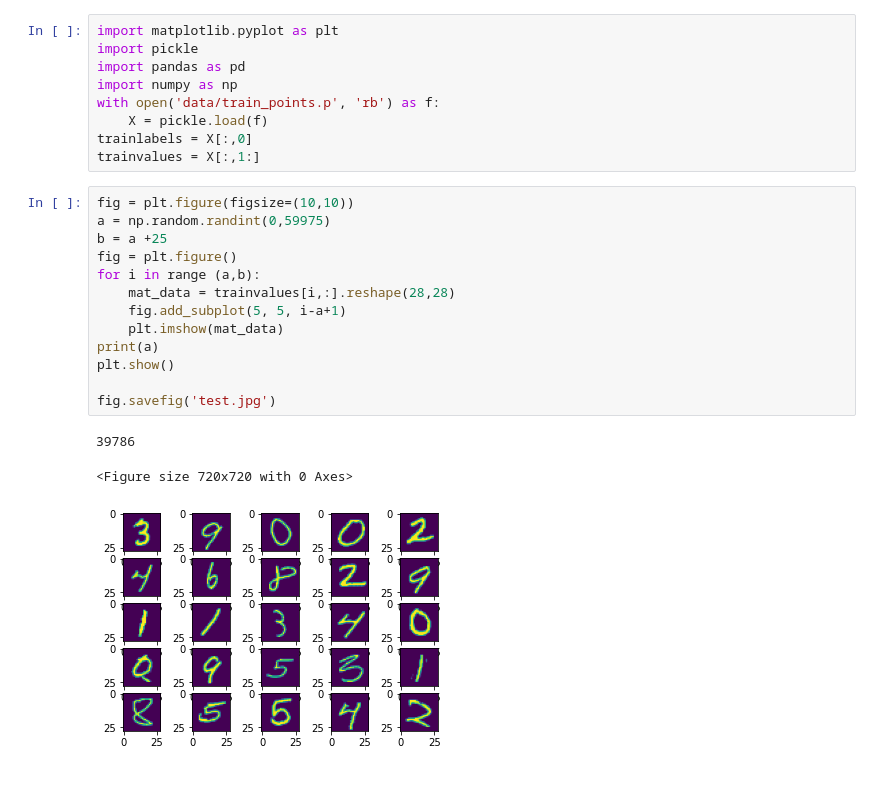
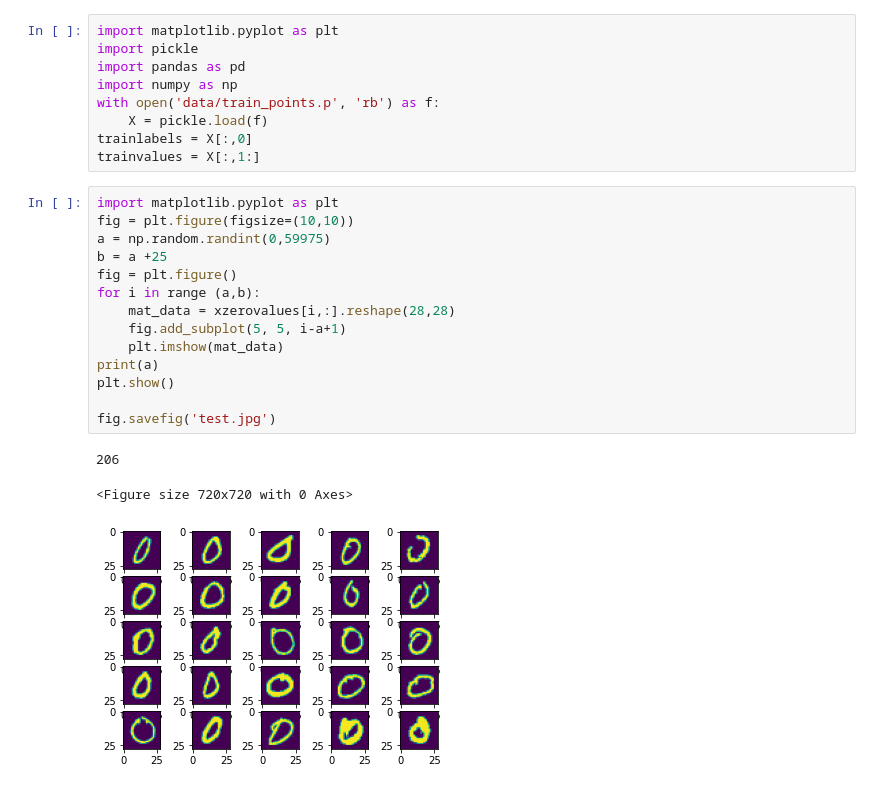
Before and after one commit to datascience-mobi/2021-topic-04-team-02, a Jupyter notebook: Data exploration.ipynb, the cells around one changed output. Saved outputs shown, nothing was run; the diff lists cells and outputs as text.

```diff
--- a/Data exploration.ipynb
+++ b/Data exploration.ipynb
@@ -170,22 +172,23 @@ with open('data/train_points.p', 'rb') as f:
 trainlabels = X[:,0]
 trainvalues = X[:,1:]
 # %%
+import matplotlib.pyplot as plt
 fig = plt.figure(figsize=(10,10))
 a = np.random.randint(0,59975)
 b = a +25
 fig = plt.figure()
 for i in range (a,b):
-    mat_data = trainvalues[i,:].reshape(28,28)
+    mat_data = xzerovalues[i,:].reshape(28,28)
     fig.add_subplot(5, 5, i-a+1)
     plt.imshow(mat_data)
 print(a)
 plt.show()
 
 fig.savefig('test.jpg')
 # %% [output]
-39786
+206
 <Figure size 720x720 with 0 Axes>
-[figure, old version]
+[figure, new version]
 # %%
 trainlabels[47317]
 # %% [output]
```
Also changed, not shown: parts of 18 cells of this notebook, 4 other files.
